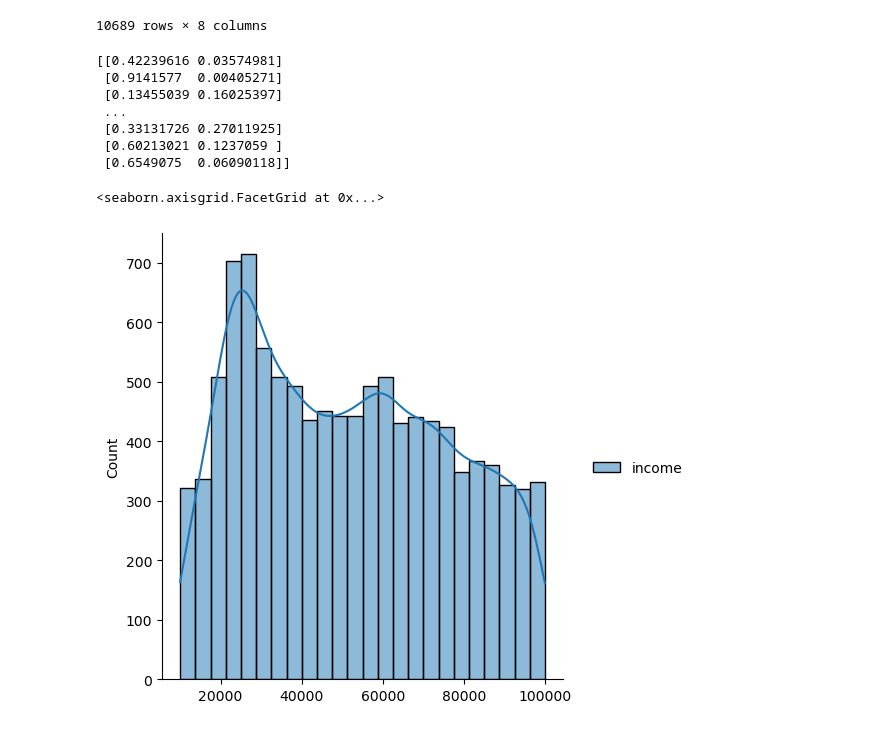
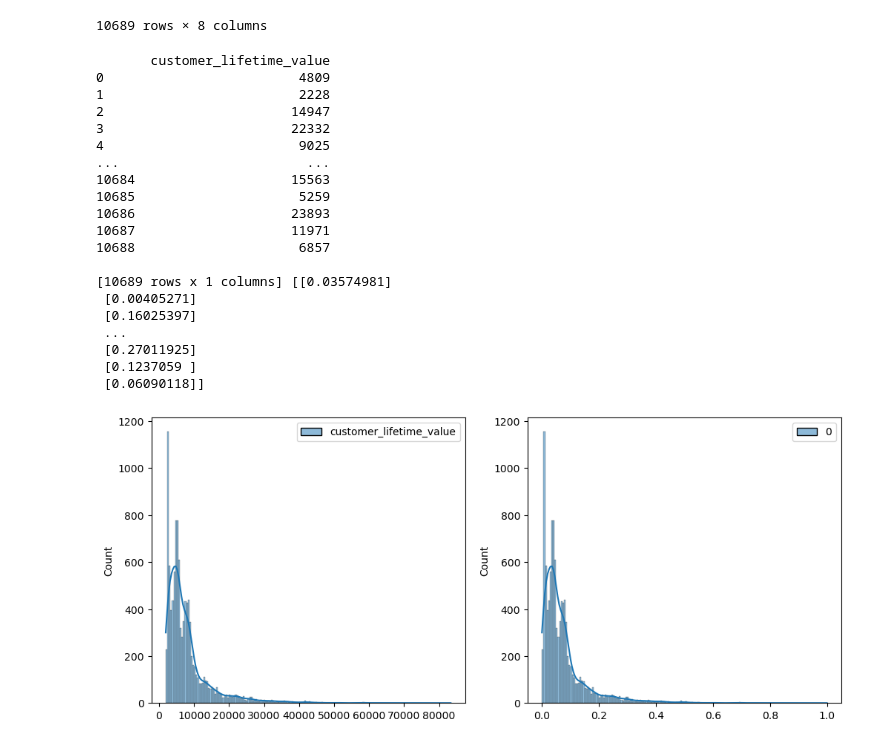
Before and after one commit to Phylanxy/Labs, a Jupyter notebook: week 2/week 4/Lab_ML_day1.ipynb, the cells around one changed output. Saved outputs shown, nothing was run; the diff lists cells and outputs as text; code cells hidden in the pictures.

```diff
--- a/week 2/week 4/Lab_ML_day1.ipynb
+++ b/week 2/week 4/Lab_ML_day1.ipynb
@@ -106,40 +106,53 @@ df_num
 | 10688 | 6857 | 68942 | 101 | 31 | 1 | ... |
 10689 rows × 8 columns
 # %%
+# import required libraries
 from sklearn import linear_model
-from sklearn.preprocessing import StandardScaler, MinMaxScaler
+from sklearn.preprocessing import PowerTransformer, StandardScaler, MinMaxScaler
+
 scale = MinMaxScaler()
 
-X = df_num[['income', "customer_lifetime_value"]]
+X = df_num[["customer_lifetime_value"]]
 
 scaledX = scale.fit_transform(X)
 
-print(scaledX)
+print(X, scaledX)
 # %% [output]
-[[0.42239616 0.03574981]
- [0.9141577  0.00405271]
- [0.13455039 0.16025397]
+       customer_lifetime_value
+0                         4809
+1                         2228
+2                        14947
+3                        22332
+4                         9025
+...                        ...
+10684                    15563
+10685                     5259
+10686                    23893
+10687                    11971
+10688                     6857
+
+[10689 rows x 1 columns] [[0.03574981]
+ [0.00405271]
+ [0.16025397]
  ...
- [0.33131726 0.27011925]
- [0.60213021 0.1237059 ]
- [0.6549075  0.06090118]]
+ [0.27011925]
+ [0.1237059 ]
+ [0.06090118]]
 # %%
+# plot X against scaledX to verify the rescaling
 # Create a figure and axis
 fig, ax = plt.subplots(nrows=1, ncols=2, figsize=(12, 5))
 
 # Plot the first distribution
-sns.displot(data=data, x="column1", ax=ax[0])
+sns.histplot(data=X, kde=True, ax=ax[0])
 
 # Plot the second distribution
-sns.displot(data=data, x="column2", ax=ax[1])
+sns.histplot(data=scaledX, kde=True, ax=ax[1])
 
 # Adjust the plot layout
-plt.tight_layout()
+#plt.tight_layout()
 
 # Show the plot
 plt.show()
-
-sns.displot(X, kde=True)
 # %% [output]
-<seaborn.axisgrid.FacetGrid at 0x...>
-[figure, old version]
+[figure, new version]
```
Also changed, not shown: parts of 1 cell of this notebook.
